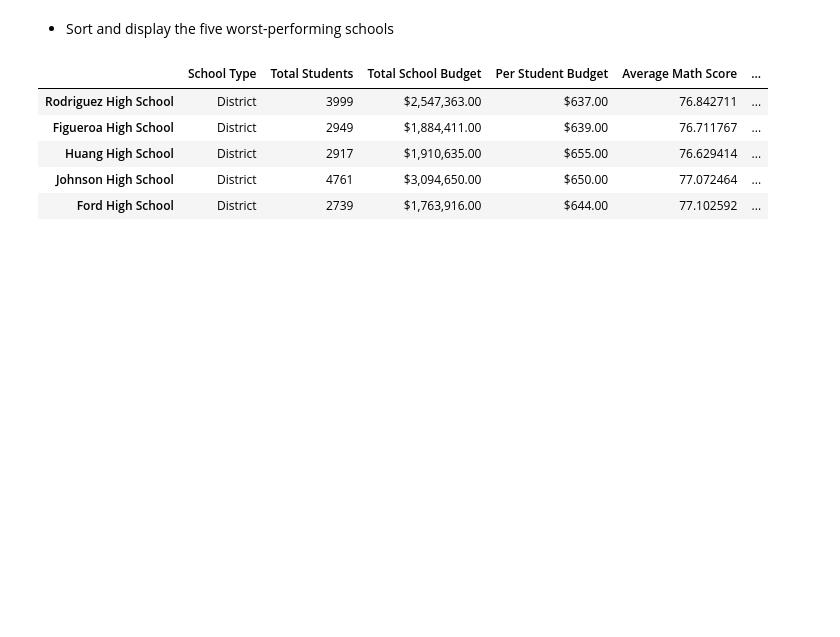
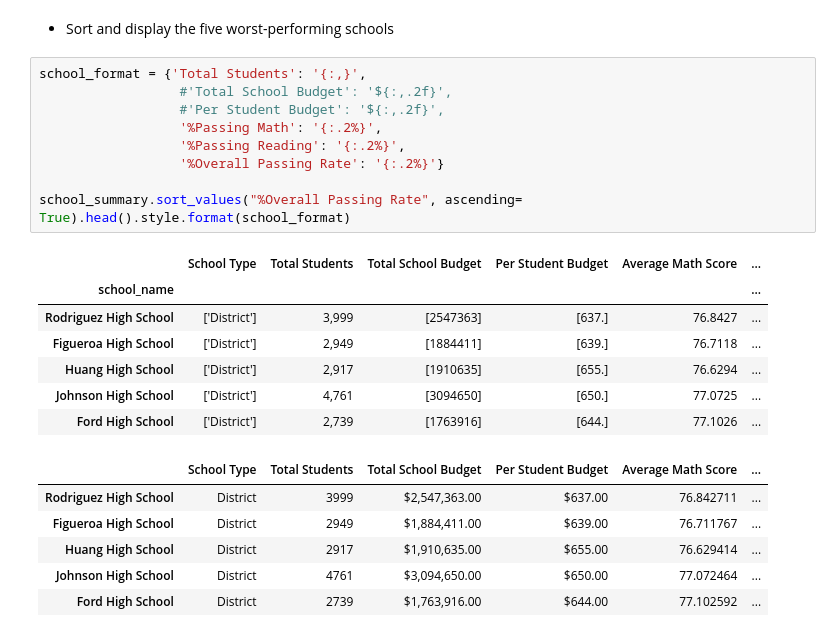
Before and after one commit to thundrakkon/UCI_Data_Homework, a Jupyter notebook: pandas-challenge/PyCitySchools/PyCitySchools_Final.ipynb, the cells around one changed output. Cells and saved outputs as stored; diff of their text form; blank space fills up the shorter version.

```diff
--- a/pandas-challenge/PyCitySchools/PyCitySchools_Final.ipynb
+++ b/pandas-challenge/PyCitySchools/PyCitySchools_Final.ipynb
@@ -199,6 +216,23 @@ school_summary
 ## Bottom Performing Schools (By Passing Rate)
 # %% [markdown]
 * Sort and display the five worst-performing schools
+# %%
+school_format = {'Total Students': '{:,}',
+                  #'Total School Budget': '${:,.2f}',
+                  #'Per Student Budget': '${:,.2f}',
+                  '%Passing Math': '{:.2%}',
+                  '%Passing Reading': '{:.2%}',
+                  '%Overall Passing Rate': '{:.2%}'}
+
+school_summary.sort_values("%Overall Passing Rate", ascending= True).head().style.format(school_format)
+# %% [output]
+|  | School Type | Total Students | Total School Budget | Per Student Budget | Average Math Score | ... |
+| school_name |  |  |  |  |  | ... |
+| Rodriguez High School | ['District'] | 3,999 | [2547363] | [637.] | 76.8427 | ... |
+| Figueroa High School | ['District'] | 2,949 | [1884411] | [639.] | 76.7118 | ... |
+| Huang High School | ['District'] | 2,917 | [1910635] | [655.] | 76.6294 | ... |
+| Johnson High School | ['District'] | 4,761 | [3094650] | [650.] | 77.0725 | ... |
+| Ford High School | ['District'] | 2,739 | [1763916] | [644.] | 77.1026 | ... |
 # %%
 # %% [output]
 |  | School Type | Total Students | Total School Budget | Per Student Budget | Average Math Score | ... |
```
Also changed, not shown: parts of 3 cells of this notebook.
